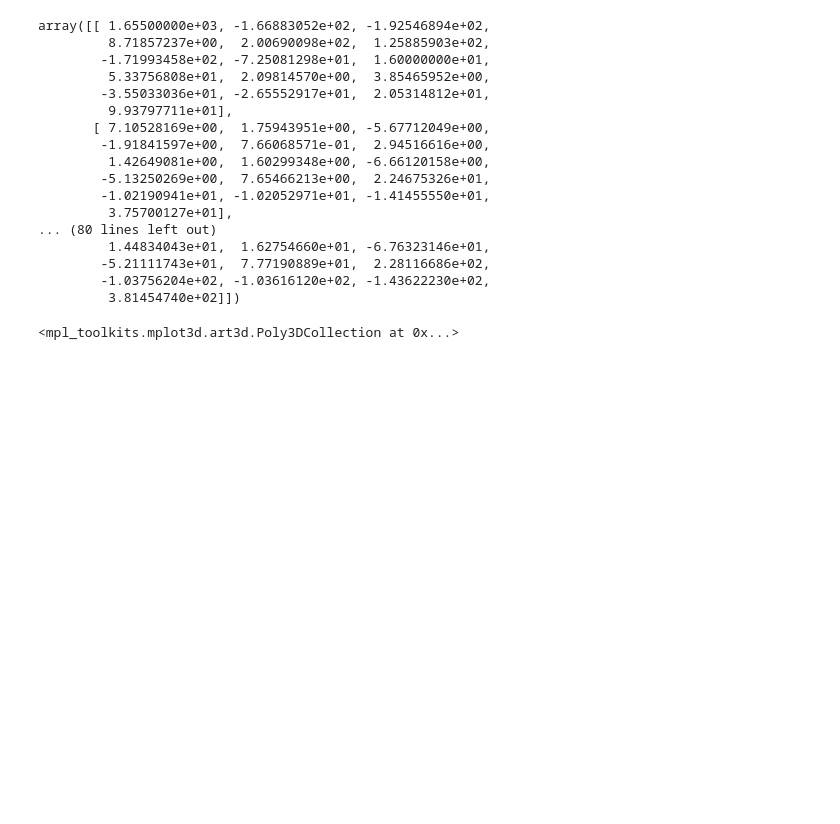
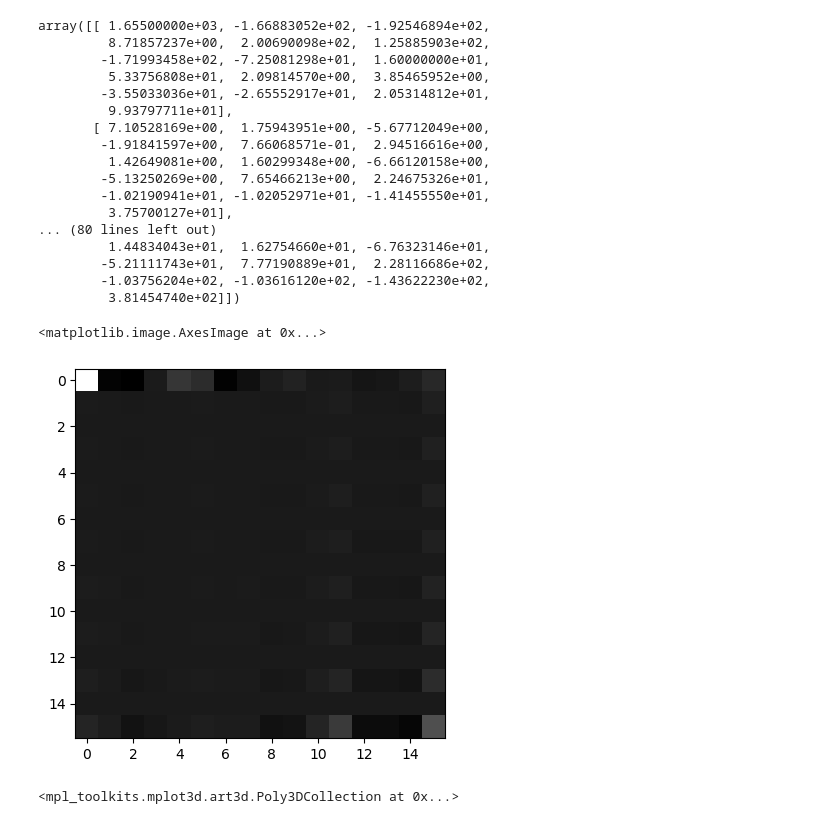
Before and after one commit to ratikaewkam/DCT, a Jupyter notebook: Lab/DCTlab.ipynb, the cells around one changed output. Saved outputs shown, nothing was run; the diff lists cells and outputs as text; code cells hidden in the pictures; blank space fills up the shorter version.

```diff
--- a/Lab/DCTlab.ipynb
+++ b/Lab/DCTlab.ipynb
@@ -242,6 +244,11 @@ array([[ 1.65500000e+03, -1.66883052e+02, -1.92546894e+02,
         -5.21111743e+01,  7.77190889e+01,  2.28116686e+02,
         -1.03756204e+02, -1.03616120e+02, -1.43622230e+02,
          3.81454740e+02]])
+# %%
+plt.imshow(output2D, cmap='gray')
+# %% [output]
+<matplotlib.image.AxesImage at 0x...>
+[figure, added]
 # %%
 X, Y = np.meshgrid(index_dim, index_dim)
 Z_dct2D = output2D
```
Also changed, not shown: parts of 14 cells of this notebook.
